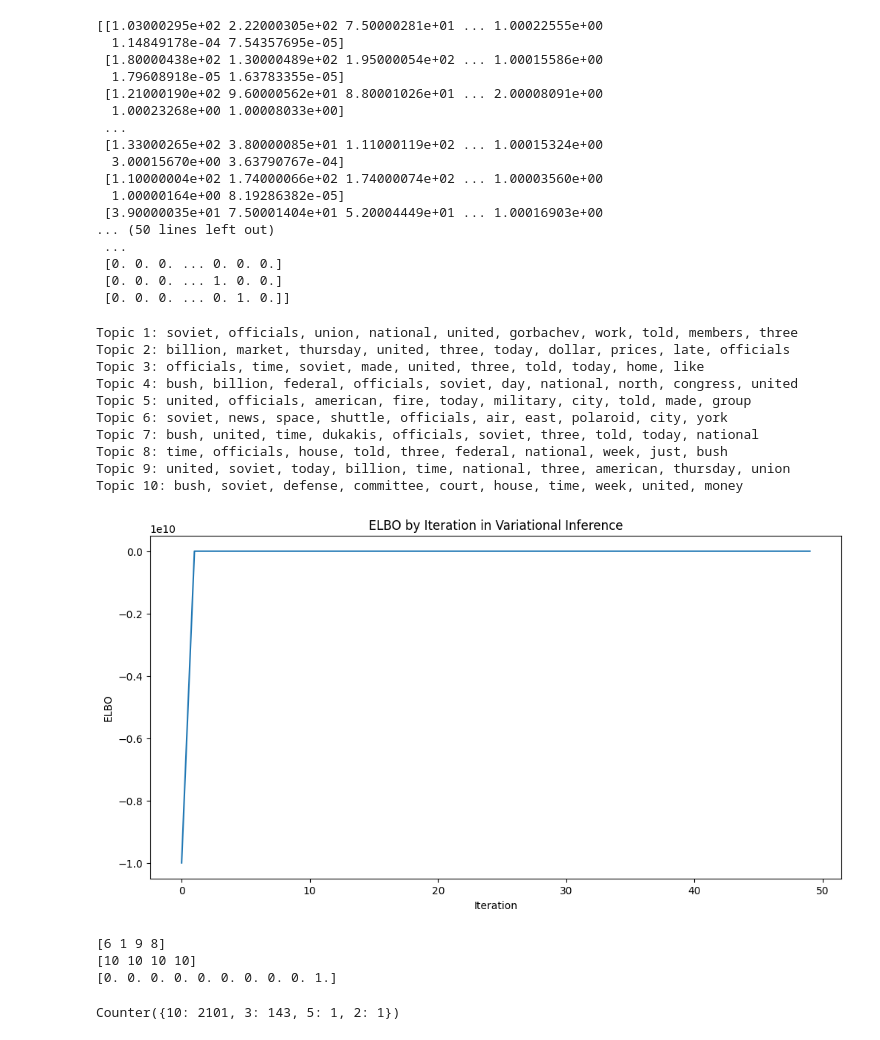
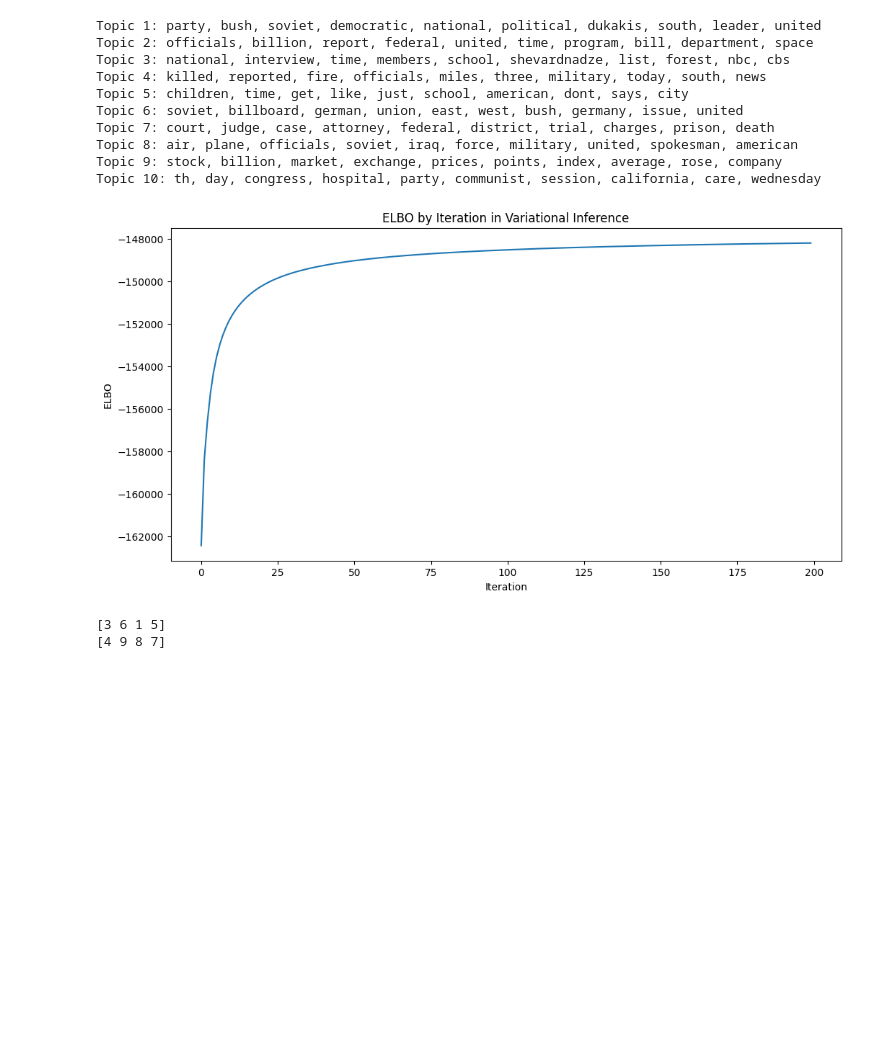
Before and after one commit to jiwnchoi/vi, a Jupyter notebook: note.ipynb, the cells around one changed output. Saved outputs shown, nothing was run; the diff lists cells and outputs as text; code cells hidden in the pictures; blank space fills up the shorter version.

```diff
--- a/note.ipynb
+++ b/note.ipynb
@@ -3,7 +3,7 @@
 %autoreload 2
 
 n_topics = 10
-n_iter = 100
+n_iter = 200
 n_words = 10
 tolerance = 1e-2
 # %%
@@ -38,49 +37,31 @@ Topic 10: air, space, officials, report, soviet, program, aids, time, plane, dru
 # %%
 from ldaVI import LDAVI
 
-n_iter = 50
 vi = LDAVI(
     "data/ap.dat",
     "data/ap.txt",
     "data/vocab.txt",
     n_topics=n_topics,
     n_iter=n_iter,
     tolerance=tolerance,
 )
 # vi.load_model("models/vi_lda.npz")
 vi.fit(verbose=False, early_stop=False)
-# vi.export_model("models/vi_lda.npz")
+vi.export_model("models/vi_lda.npz")
 vi.show_topics(n_words)
 vi.plot_logs()
 # %% [output]
-[[1.03000295e+02 2.22000305e+02 7.50000281e+01 ... 1.00022555e+00
-  1.14849178e-04 7.54357695e-05]
- [1.80000438e+02 1.30000489e+02 1.95000054e+02 ... 1.00015586e+00
-  1.79608918e-05 1.63783355e-05]
- [1.21000190e+02 9.60000562e+01 8.80001026e+01 ... 2.00008091e+00
-  1.00023268e+00 1.00008033e+00]
- ...
- [1.33000265e+02 3.80000085e+01 1.11000119e+02 ... 1.00015324e+00
-  3.00015670e+00 3.63790767e-04]
- [1.10000004e+02 1.74000066e+02 1.74000074e+02 ... 1.00003560e+00
-  1.00000164e+00 8.19286382e-05]
- [3.90000035e+01 7.50001404e+01 5.20004449e+01 ... 1.00016903e+00
-... (50 lines left out)
- ...
- [0. 0. 0. ... 0. 0. 0.]
- [0. 0. 0. ... 1. 0. 0.]
- [0. 0. 0. ... 0. 1. 0.]]
+Topic 1: party, bush, soviet, democratic, national, political, dukakis, south, leader, united
+Topic 2: officials, billion, report, federal, united, time, program, bill, department, space
+Topic 3: national, interview, time, members, school, shevardnadze, list, forest, nbc, cbs
+Topic 4: killed, reported, fire, officials, miles, three, military, today, south, news
+Topic 5: children, time, get, like, just, school, american, dont, says, city
+Topic 6: soviet, billboard, german, union, east, west, bush, germany, issue, united
+Topic 7: court, judge, case, attorney, federal, district, trial, charges, prison, death
+Topic 8: air, plane, officials, soviet, iraq, force, military, united, spokesman, american
+Topic 9: stock, billion, market, exchange, prices, points, index, average, rose, company
+Topic 10: th, day, congress, hospital, party, communist, session, california, care, wednesday
-Topic 1: soviet, officials, union, national, united, gorbachev, work, told, members, three
-Topic 2: billion, market, thursday, united, three, today, dollar, prices, late, officials
-Topic 3: officials, time, soviet, made, united, three, told, today, home, like
-Topic 4: bush, billion, federal, officials, soviet, day, national, north, congress, united
-Topic 5: united, officials, american, fire, today, military, city, told, made, group
-Topic 6: soviet, news, space, shuttle, officials, air, east, polaroid, city, york
-Topic 7: bush, united, time, dukakis, officials, soviet, three, told, today, national
-Topic 8: time, officials, house, told, three, federal, national, week, just, bush
-Topic 9: united, soviet, today, billion, time, national, three, american, thursday, union
-Topic 10: bush, soviet, defense, committee, court, house, time, week, united, money
-[figure, old version]
+[figure, new version]
 # %%
 new_docs = [
     """In a tragic turn of events, clashes between the army and civilians in the southern region have resulted in the deaths of at least 30 people. The violence erupted during a protest against government policies, with demonstrators calling for greater accountability and reforms. Witnesses report that the situation escalated rapidly as police and military forces attempted to disperse the crowds. The government's use of force has been widely condemned by human rights organizations, which are calling for an immediate investigation into the incident. The government has urged calm and promised to investigate the circumstances that led to the fatalities. However, tensions remain high, and further protests are expected in the coming days as people demand justice for those killed. The international community is watching closely, with several countries urging the government to exercise restraint and engage in dialogue with the protesters to prevent further loss of life.""",
@@ -93,16 +74,6 @@ arr = gibbs.format_document(new_docs)
 
 print(gibbs.infer_topics(arr))
 print(vi.infer_topics(arr))
-print(vi.phi[0])
 # %% [output]
-[6 1 9 8]
-[10 10 10 10]
-[0. 0. 0. 0. 0. 0. 0. 0. 0. 1.]
+[3 6 1 5]
+[4 9 8 7]
-# %%
-import numpy as np
-from collections import Counter
-
-topics = [vi.show_doc_topic(i) for i in range(len(vi.matrix))]
-Counter(topics)
-# %% [output]
-Counter({10: 2101, 3: 143, 5: 1, 2: 1})
```
Also changed, not shown: parts of 3 cells of this notebook, 3 other files.
